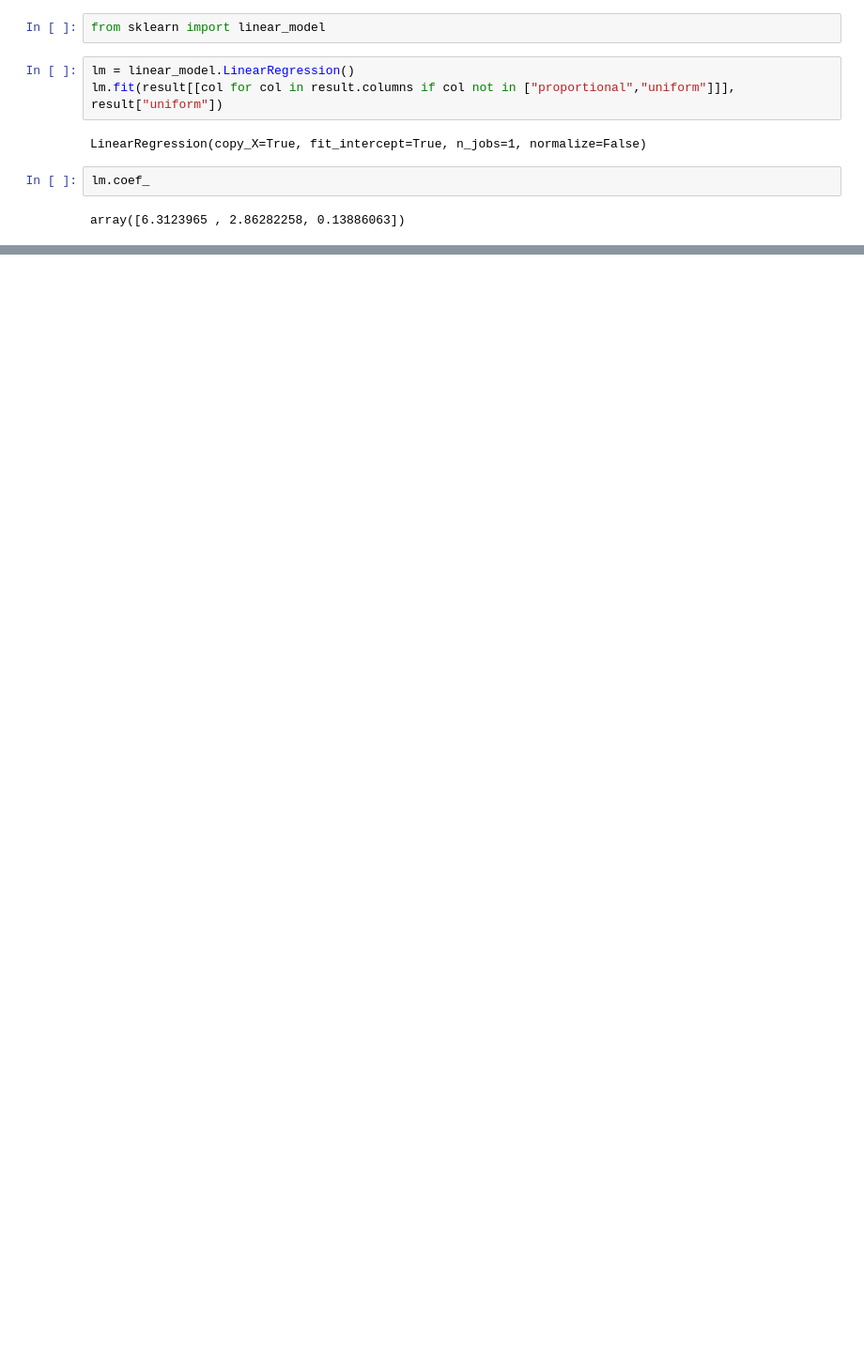
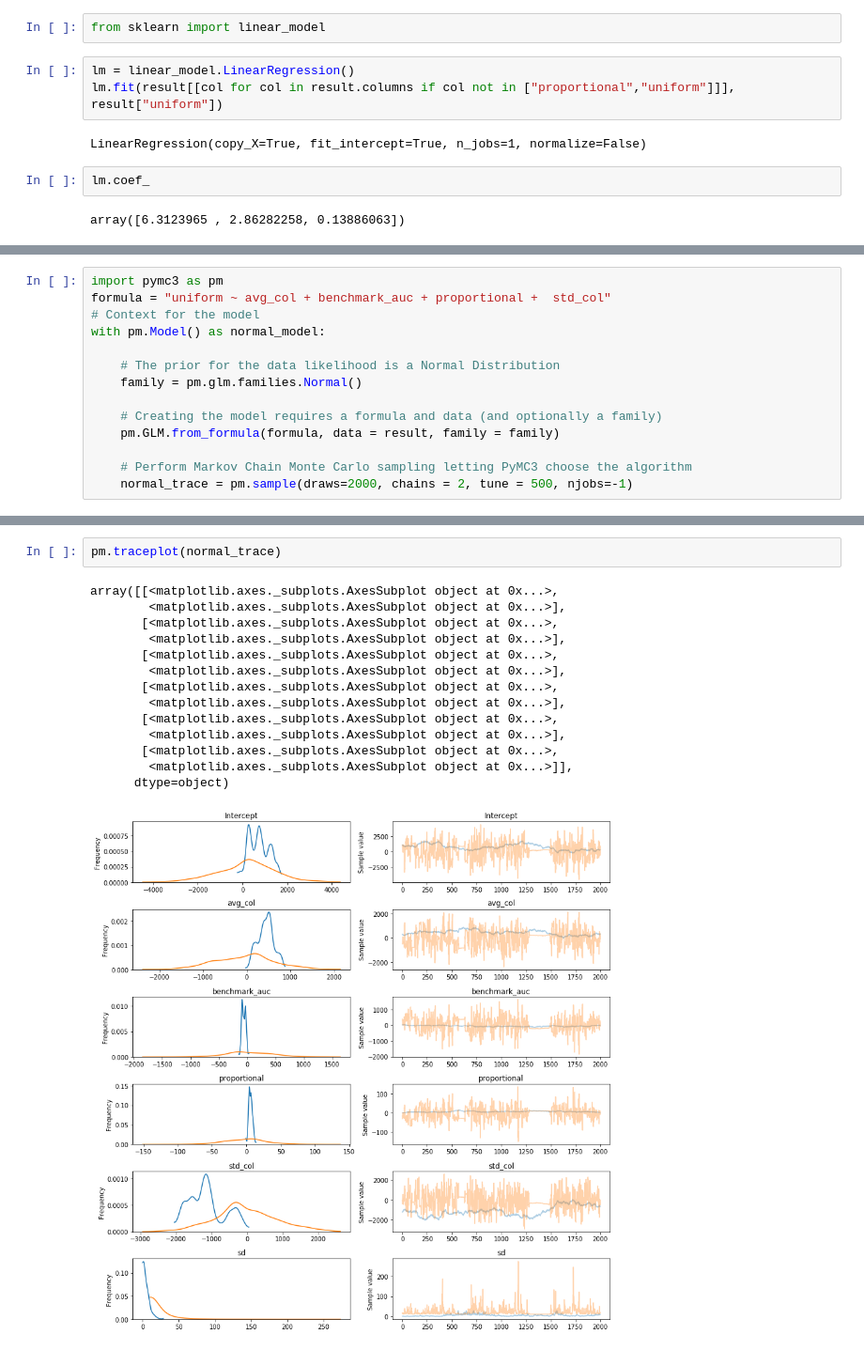
Before and after one commit to jwzinser/Tesis, a Jupyter notebook: parallel/fffff.ipynb, the cells around one changed output, grey strips where cells are left out. Shown at 94% size. Saved outputs shown, nothing was run; the diff lists cells and outputs as text; blank space fills up the shorter version.

```diff
--- a/parallel/fffff.ipynb
+++ b/parallel/fffff.ipynb
@@ -361,0 +165,14 @@ array([6.3123965 , 2.86282258, 0.13886063])
+# %%
+import pymc3 as pm
+formula = "uniform ~ avg_col + benchmark_auc + proportional +  std_col"
+# Context for the model
+with pm.Model() as normal_model:
+
+    # The prior for the data likelihood is a Normal Distribution
+    family = pm.glm.families.Normal()
+
+    # Creating the model requires a formula and data (and optionally a family)
+    pm.GLM.from_formula(formula, data = result, family = family)
+
+    # Perform Markov Chain Monte Carlo sampling letting PyMC3 choose the algorithm
+    normal_trace = pm.sample(draws=2000, chains = 2, tune = 500, njobs=-1)
@@ -361,0 +190,17 @@ array([6.3123965 , 2.86282258, 0.13886063])
+# %%
+pm.traceplot(normal_trace)
+# %% [output]
+array([[<matplotlib.axes._subplots.AxesSubplot object at 0x...>,
+        <matplotlib.axes._subplots.AxesSubplot object at 0x...>],
+       [<matplotlib.axes._subplots.AxesSubplot object at 0x...>,
+        <matplotlib.axes._subplots.AxesSubplot object at 0x...>],
+       [<matplotlib.axes._subplots.AxesSubplot object at 0x...>,
+        <matplotlib.axes._subplots.AxesSubplot object at 0x...>],
+       [<matplotlib.axes._subplots.AxesSubplot object at 0x...>,
+        <matplotlib.axes._subplots.AxesSubplot object at 0x...>],
+       [<matplotlib.axes._subplots.AxesSubplot object at 0x...>,
+        <matplotlib.axes._subplots.AxesSubplot object at 0x...>],
+       [<matplotlib.axes._subplots.AxesSubplot object at 0x...>,
+        <matplotlib.axes._subplots.AxesSubplot object at 0x...>]],
+      dtype=object)
+[figure, added]
```
Also changed, not shown: parts of 18 cells of this notebook, 1 other file.
